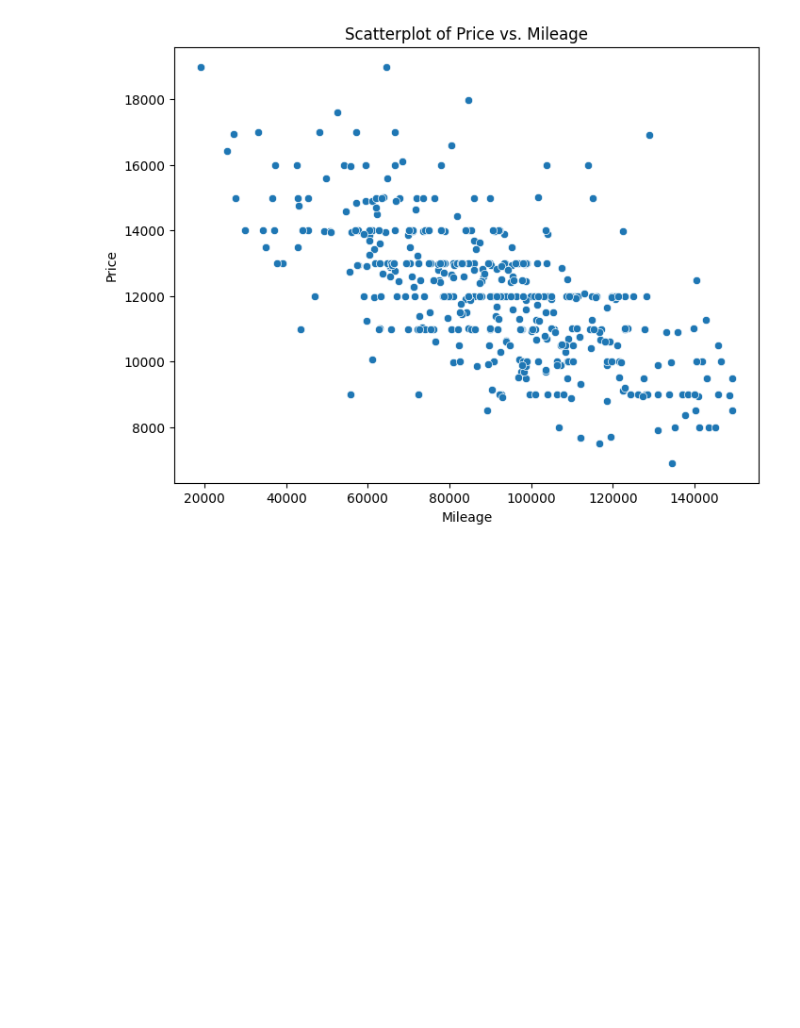
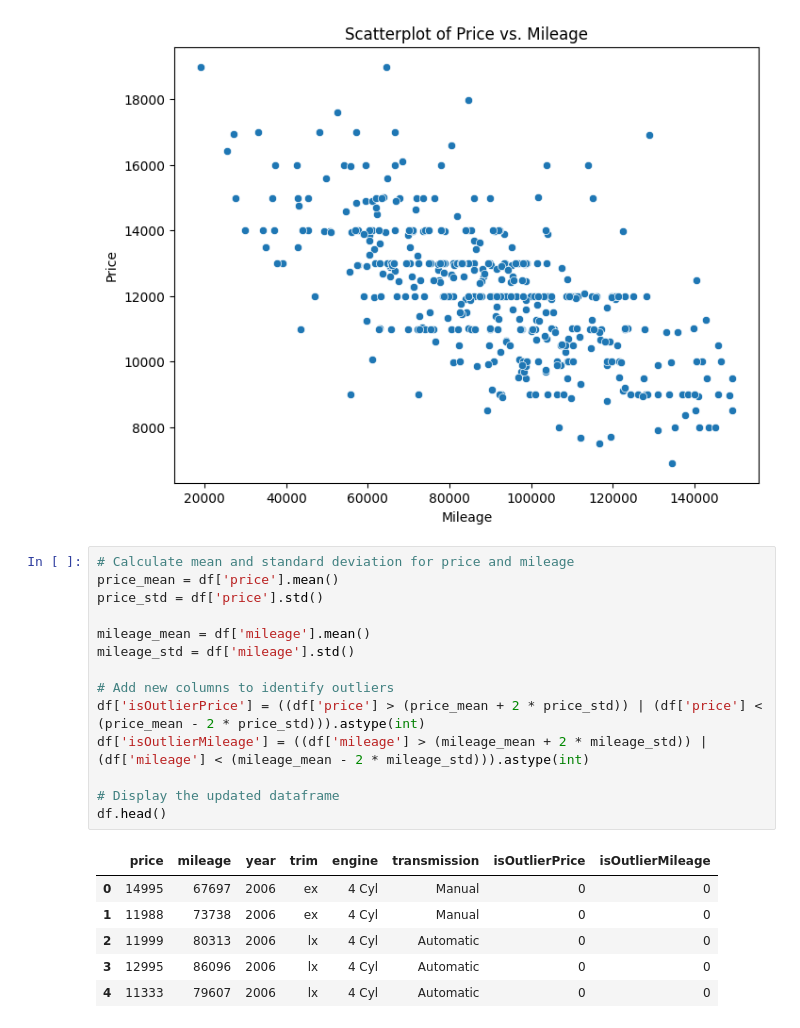
Before and after one commit to Isfandior/PrinciplesOfDataScienceCity-Sohrab, a Jupyter notebook: week03/Week03.ipynb, the cells around one changed output. Drawn from its saved outputs; the diff is of its cells as text; blank space fills up the shorter version.

```diff
--- a/week03/Week03.ipynb
+++ b/week03/Week03.ipynb
@@ -45,3 +44,24 @@ plt.ylabel('Price')
 plt.show()
 # %% [output]
 [figure]
+# %%
+# Calculate mean and standard deviation for price and mileage
+price_mean = df['price'].mean()
+price_std = df['price'].std()
+
+mileage_mean = df['mileage'].mean()
+mileage_std = df['mileage'].std()
+
+# Add new columns to identify outliers
+df['isOutlierPrice'] = ((df['price'] > (price_mean + 2 * price_std)) | (df['price'] < (price_mean - 2 * price_std))).astype(int)
+df['isOutlierMileage'] = ((df['mileage'] > (mileage_mean + 2 * mileage_std)) | (df['mileage'] < (mileage_mean - 2 * mileage_std))).astype(int)
+
+# Display the updated dataframe
+df.head()
+# %% [output]
+|  | price | mileage | year | trim | engine | transmission | isOutlierPrice | isOutlierMileage |
+| 0 | 14995 | 67697 | 2006 | ex | 4 Cyl | Manual | 0 | 0 |
+| 1 | 11988 | 73738 | 2006 | ex | 4 Cyl | Manual | 0 | 0 |
+| 2 | 11999 | 80313 | 2006 | lx | 4 Cyl | Automatic | 0 | 0 |
+| 3 | 12995 | 86096 | 2006 | lx | 4 Cyl | Automatic | 0 | 0 |
+| 4 | 11333 | 79607 | 2006 | lx | 4 Cyl | Automatic | 0 | 0 |
```
Also changed, not shown: parts of 3 cells of this notebook.
